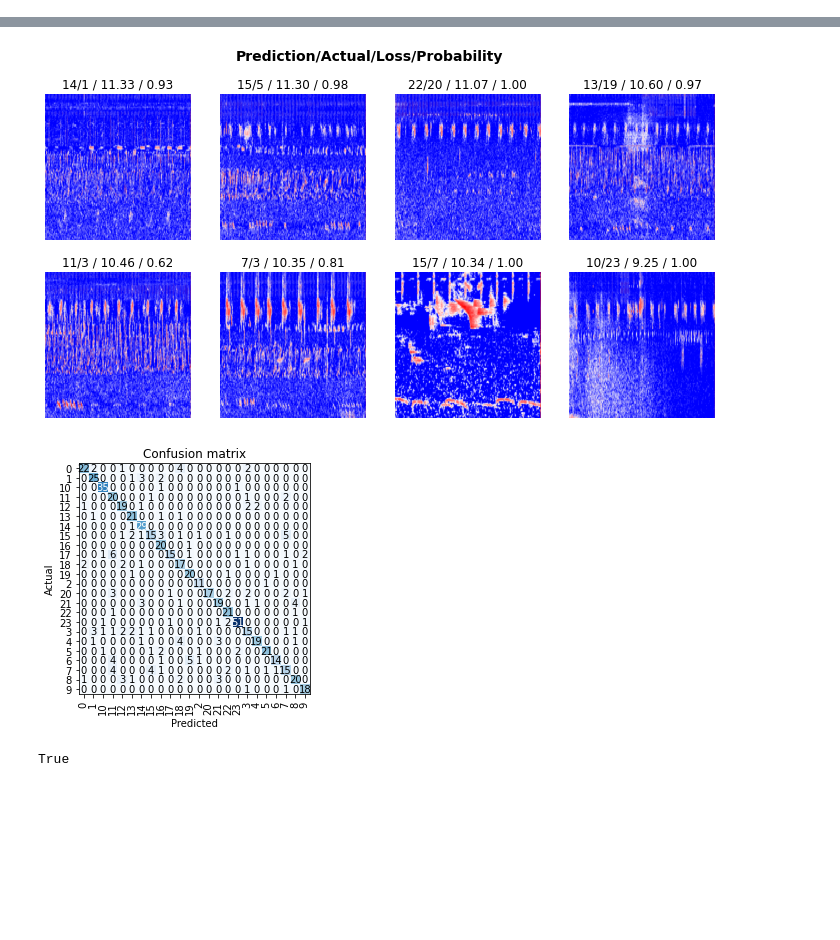
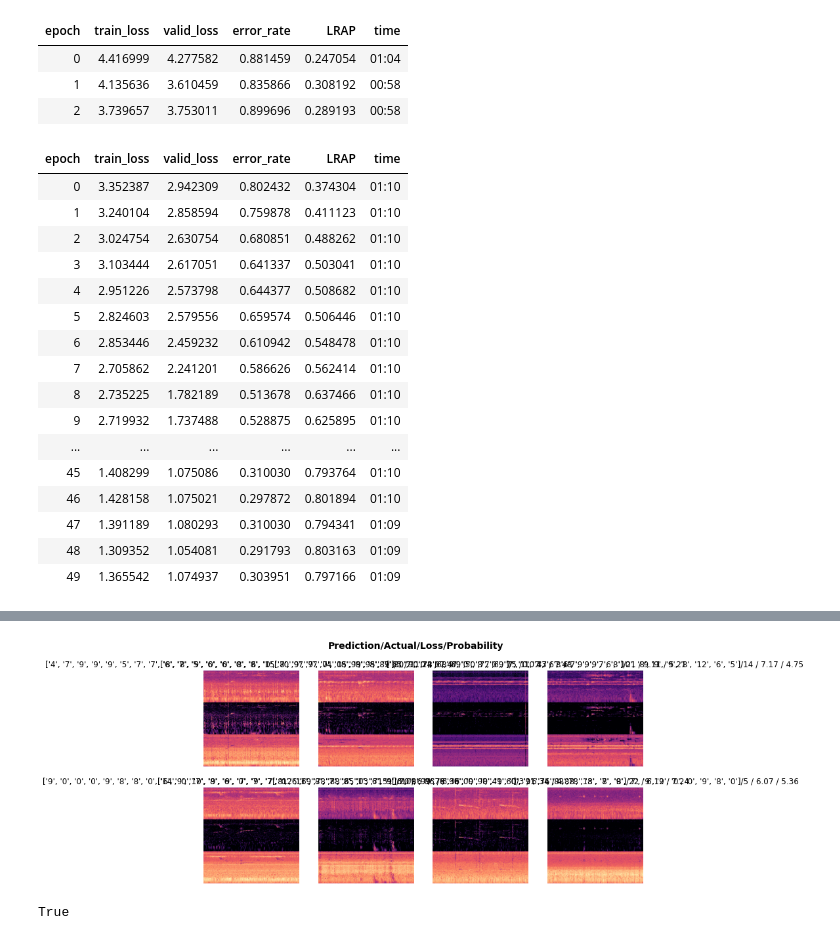
Before and after one commit to KidElectric/rfcx_kaggle, a Jupyter notebook: notebooks/3.0-bri-train-models-experiments.ipynb, the cells around one changed output, grey strips where cells are left out. Saved outputs shown, nothing was run; the diff lists cells and outputs as text; code cells hidden in the pictures; blank space fills up the shorter version.

Commit message:
Loading different ratios of FP and TP 6s clips in nb 2.1, running resnet50 with ixup in nb 3.0

```diff
--- a/notebooks/3.0-bri-train-models-experiments.ipynb
+++ b/notebooks/3.0-bri-train-models-experiments.ipynb
@@ -83,13 +119,51 @@ learn.fine_tune(20) # loss_func = LabelSmoothingCrossEntropy(), cbs=Mixup
+# %%
+# Run a model with mixup:
+def which_singer(x): return x.parts[-1].split('_')[1]
+
+path =CC_DATA_OUT.joinpath('train').joinpath('clip_decomp_tp')
+mixup = MixUp(0.7) # LRAP of 0.8 with mixup 0.25, 0.81 with 0.5
+dls = ImageDataLoaders.from_path_func(
+    path, get_image_files(path), valid_pct=0.2, seed=42,
+    label_func=which_singer, item_tfms=Resize(512,ResizeMethod.Squish), #resnet18, 512, 30e, Aug1 = 0.244? --> does perform better
+    batch_tfms=aug_transforms(mult=2, do_flip=False), #max_rotate=5.0, do_flip=False, flip_vert=False
+    num_workers=0,bs=6) # batch_tfms=aug_transforms(mult=2), -- necessary? or no?
+#Note: full specs are also now in the tp_clips folder as of 11/23 (not sure if this is good idea)
+# learn = cnn_learner(dls, resnet18, metrics=error_rate, cbs=mixup) #error_rate, Ideally LRAP, cnn_learner
+learn = cnn_learner(dls, resnet50, cbs=mixup,
+                    loss_func=CrossEntropyLossFlat(),
+                    metrics=[error_rate, LRAP]) #Note LRAP different than LWLRAP
+learn.fine_tune(50,freeze_epochs=3) # loss_func = LabelSmoothingCrossEntropy(),
+# %% [output]
+| epoch | train_loss | valid_loss | error_rate | LRAP | time |
+| 0 | 4.416999 | 4.277582 | 0.881459 | 0.247054 | 01:04 |
+| 1 | 4.135636 | 3.610459 | 0.835866 | 0.308192 | 00:58 |
+| 2 | 3.739657 | 3.753011 | 0.899696 | 0.289193 | 00:58 |
+| epoch | train_loss | valid_loss | error_rate | LRAP | time |
+| 0 | 3.352387 | 2.942309 | 0.802432 | 0.374304 | 01:10 |
+| 1 | 3.240104 | 2.858594 | 0.759878 | 0.411123 | 01:10 |
+| 2 | 3.024754 | 2.630754 | 0.680851 | 0.488262 | 01:10 |
+| 3 | 3.103444 | 2.617051 | 0.641337 | 0.503041 | 01:10 |
+| 4 | 2.951226 | 2.573798 | 0.644377 | 0.508682 | 01:10 |
+| 5 | 2.824603 | 2.579556 | 0.659574 | 0.506446 | 01:10 |
+| 6 | 2.853446 | 2.459232 | 0.610942 | 0.548478 | 01:10 |
+| 7 | 2.705862 | 2.241201 | 0.586626 | 0.562414 | 01:10 |
+| 8 | 2.735225 | 1.782189 | 0.513678 | 0.637466 | 01:10 |
+| 9 | 2.719932 | 1.737488 | 0.528875 | 0.625895 | 01:10 |
+| ... | ... | ... | ... | ... | ... |
+| 45 | 1.408299 | 1.075086 | 0.310030 | 0.793764 | 01:10 |
+| 46 | 1.428158 | 1.075021 | 0.297872 | 0.801894 | 01:10 |
+| 47 | 1.391189 | 1.080293 | 0.310030 | 0.794341 | 01:09 |
+| 48 | 1.309352 | 1.054081 | 0.291793 | 0.803163 | 01:09 |
+| 49 | 1.365542 | 1.074937 | 0.303951 | 0.797166 | 01:09 |
 # %%
 #
 interp = ClassificationInterpretation.from_learner(learn)
 #interp.most_confused(min_val=6)
 interp.plot_top_losses(8, nrows=2)
-interp.plot_confusion_matrix()
+#interp.plot_confusion_matrix()
 # %% [output]
 [interactive output not drawn]
-[figure, old version]
+[figure, new version]
-[figure, removed]
 # %%
 # learn.export(fname='resnet34_15epoch_256_clips.pkl')
 learn.export(fname='rn18_30ep_512_clip_full_aug1_medsub_112920_2.pkl') #30e = 0.717
```
Also changed, not shown: parts of 5 cells of this notebook, 1 other file.
